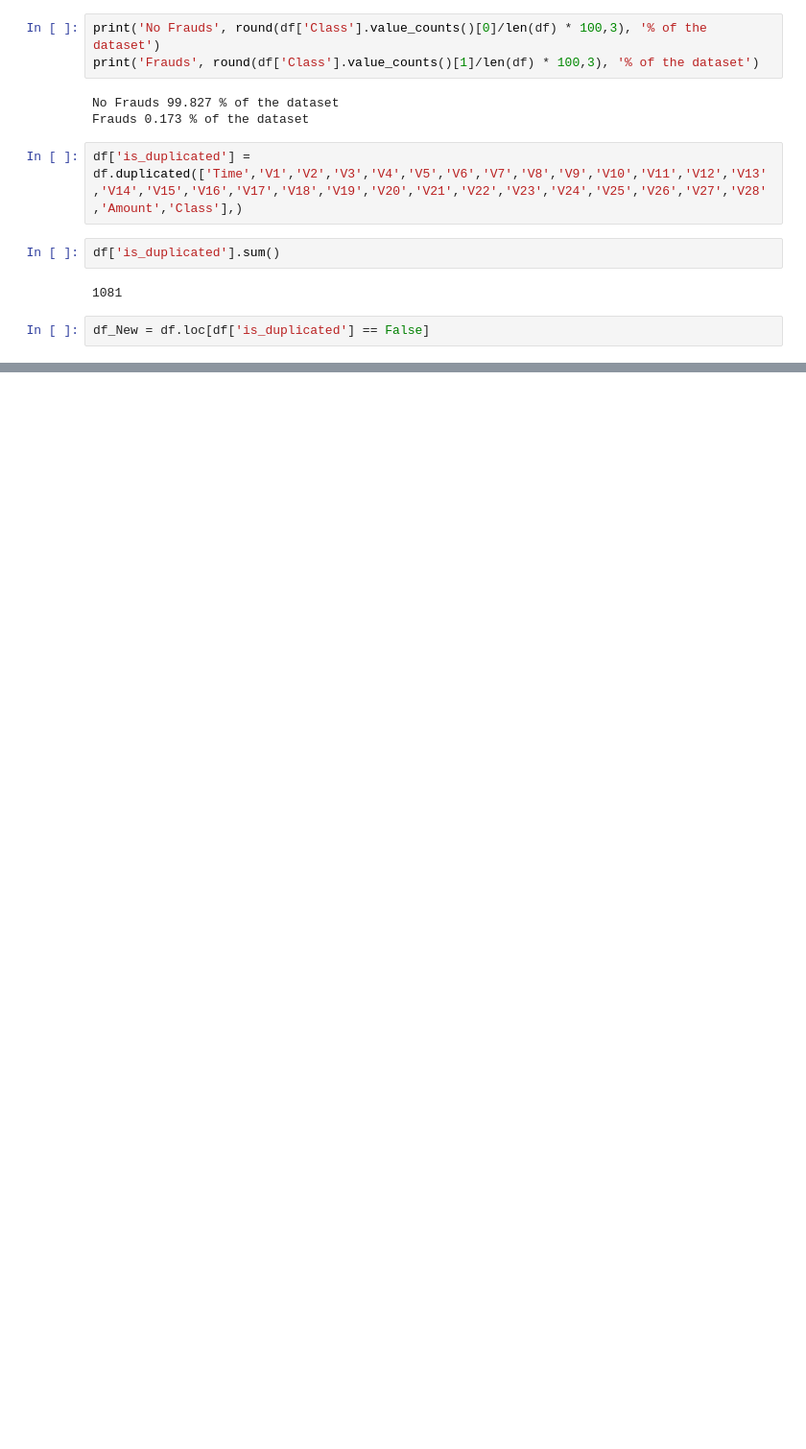
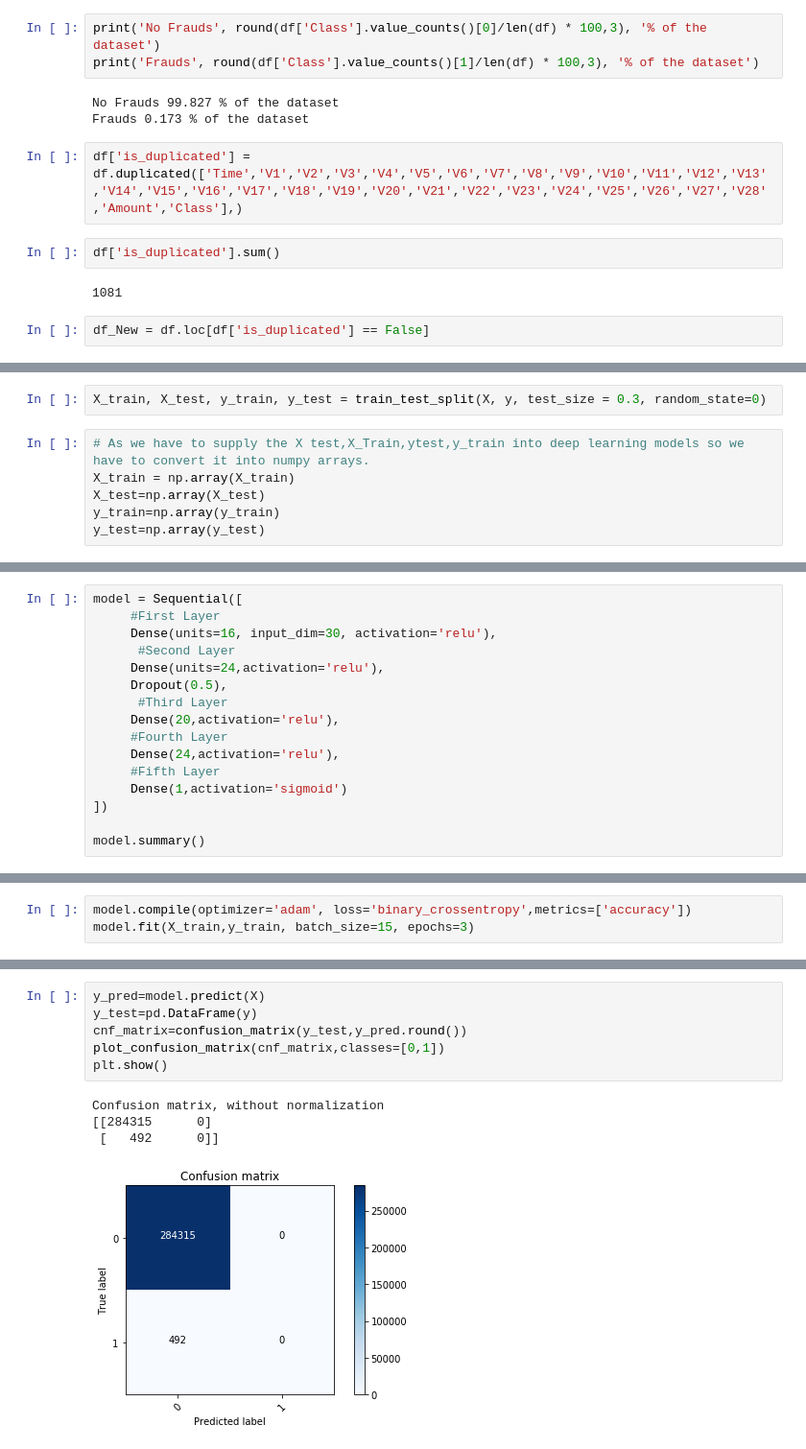
Before and after one commit to akhilanto/My-Python-Works, a Jupyter notebook: Python samples/Credit_card_fraud_Detection.ipynb, the cells around one changed output, grey strips where cells are left out. Shown: that part at 96% size. Cells and saved outputs as stored; diff of their text form; blank space fills up the shorter version.

```diff
--- a/Python samples/Credit_card_fraud_Detection.ipynb
+++ b/Python samples/Credit_card_fraud_Detection.ipynb
@@ -49,0 +126,8 @@ Frauds 0.166 % of the dataset
+# %%
+X_train, X_test, y_train, y_test = train_test_split(X, y, test_size = 0.3, random_state=0)
+# %%
+# As we have to supply the X test,X_Train,ytest,y_train into deep learning models so we have to convert it into numpy arrays.
+X_train = np.array(X_train)
+X_test=np.array(X_test)
+y_train=np.array(y_train)
+y_test=np.array(y_test)
@@ -49,0 +142,16 @@ Frauds 0.166 % of the dataset
+# %%
+model = Sequential([
+     #First Layer
+     Dense(units=16, input_dim=30, activation='relu'),
+      #Second Layer
+     Dense(units=24,activation='relu'),
+     Dropout(0.5),
+      #Third Layer
+     Dense(20,activation='relu'),
+     #Fourth Layer
+     Dense(24,activation='relu'),
+     #Fifth Layer
+     Dense(1,activation='sigmoid')
+])
+
+model.summary()
@@ -49,0 +178,3 @@ Frauds 0.166 % of the dataset
+# %%
+model.compile(optimizer='adam', loss='binary_crossentropy',metrics=['accuracy'])
+model.fit(X_train,y_train, batch_size=15, epochs=3)
@@ -49,0 +195,11 @@ Frauds 0.166 % of the dataset
+# %%
+y_pred=model.predict(X)
+y_test=pd.DataFrame(y)
+cnf_matrix=confusion_matrix(y_test,y_pred.round())
+plot_confusion_matrix(cnf_matrix,classes=[0,1])
+plt.show()
+# %% [output]
+Confusion matrix, without normalization
+[[284315      0]
+ [   492      0]]
+[figure, added]
```
Also changed, not shown: parts of 13 cells of this notebook, 1 other file.
